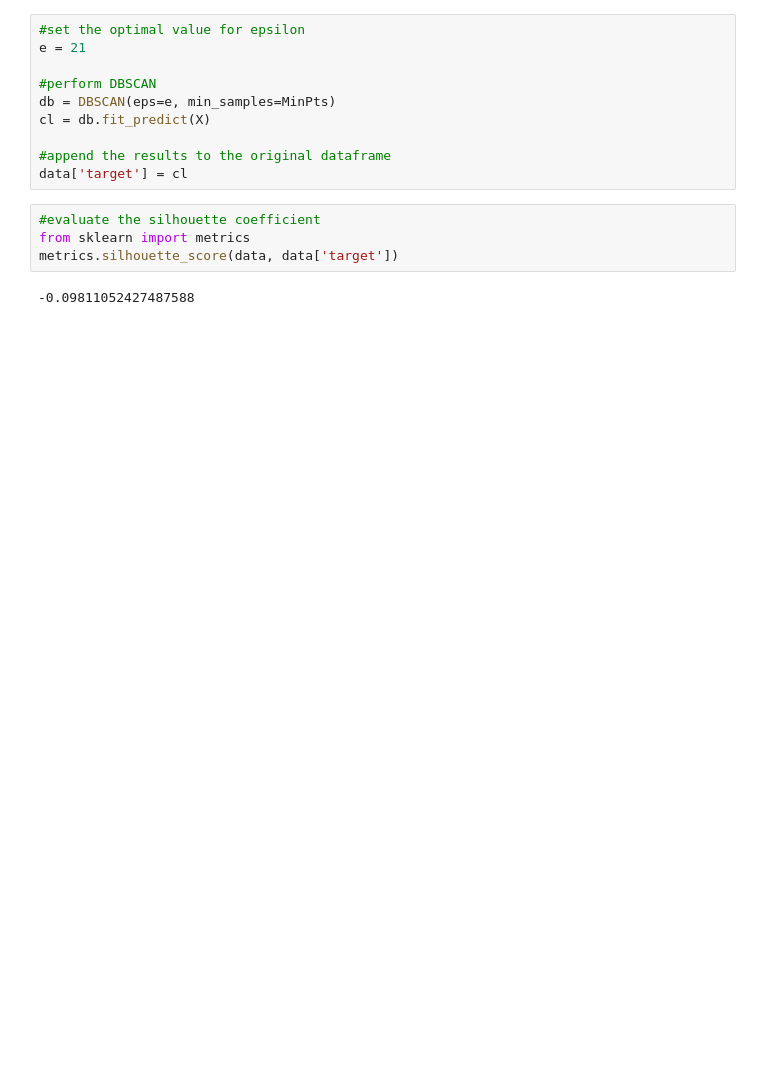
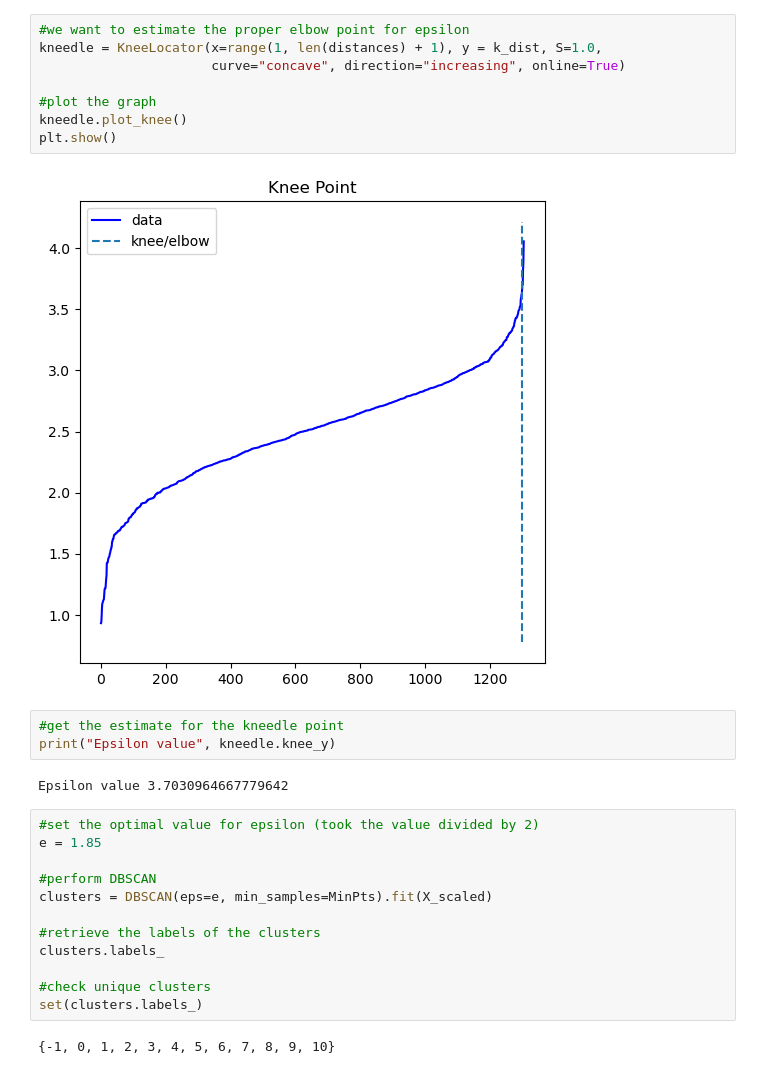
Before and after one commit to ml-cvd-prediction/ml-cvd-prediction.github.io, a Jupyter notebook: src/dbscan.ipynb, the cells around one changed output. Cells and saved outputs as stored; diff of their text form; blank space fills up the shorter version.

Commit message:
dbscan update

```diff
--- a/src/dbscan.ipynb
+++ b/src/dbscan.ipynb
@@ -39,16 +90,29 @@ Text(0, 0.5, '24th nearest distances')
+# %%
+#we want to estimate the proper elbow point for epsilon
+kneedle = KneeLocator(x=range(1, len(distances) + 1), y = k_dist, S=1.0,
+                      curve="concave", direction="increasing", online=True)
+
+#plot the graph
+kneedle.plot_knee()
+plt.show()
+# %% [output]
+[figure, added]
+# %%
+#get the estimate for the kneedle point
+print("Epsilon value", kneedle.knee_y)
+# %% [output]
+Epsilon value 3.7030964667779642
 # %%
-#set the optimal value for epsilon
-e = 21
+#set the optimal value for epsilon (took the value divided by 2)
+e = 1.85
 
 #perform DBSCAN
-db = DBSCAN(eps=e, min_samples=MinPts)
-cl = db.fit_predict(X)
+clusters = DBSCAN(eps=e, min_samples=MinPts).fit(X_scaled)
 
-#append the results to the original dataframe
-data['target'] = cl
+#retrieve the labels of the clusters
+clusters.labels_
+
+#check unique clusters
+set(clusters.labels_)
+# %% [output]
+{-1, 0, 1, 2, 3, 4, 5, 6, 7, 8, 9, 10}
-# %%
-#evaluate the silhouette coefficient
-from sklearn import metrics
-metrics.silhouette_score(data, data['target'])
-# %% [output]
--0.09811052427487588
```
Also changed, not shown: parts of 12 cells of this notebook, 4 other files.
